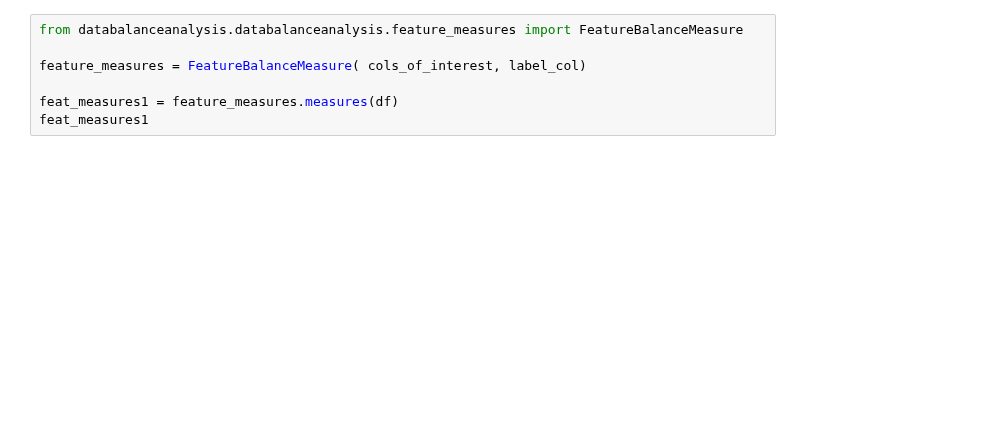
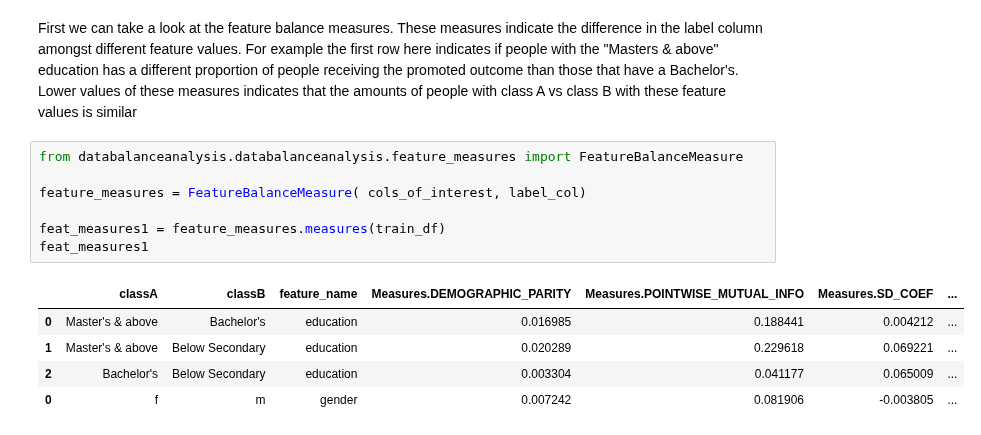
Before and after one commit to microsoft/responsible-ai-toolbox-mitigations, a Jupyter notebook: notebooks/data_balance_e2e.ipynb, the cells around one changed output. Cells and saved outputs as stored; diff of their text form; blank space fills up the shorter version.

```diff
--- a/notebooks/data_balance_e2e.ipynb
+++ b/notebooks/data_balance_e2e.ipynb
@@ -70,7 +133,15 @@ print(classification_report(y_test, pred))
+# %% [markdown]
+First we can take a look at the feature balance measures. These measures indicate the difference in the label column amongst different feature values. For example the first row here indicates if people with the "Masters & above" education has a different proportion of people receiving the promoted outcome than those that have a Bachelor's. Lower values of these measures indicates that the amounts of people with class A vs class B with these feature values is similar
 # %%
 from databalanceanalysis.databalanceanalysis.feature_measures import FeatureBalanceMeasure
 
 feature_measures = FeatureBalanceMeasure( cols_of_interest, label_col)
 
-feat_measures1 = feature_measures.measures(df)
+feat_measures1 = feature_measures.measures(train_df)
 feat_measures1
+# %% [output]
+|  | classA | classB | feature_name | Measures.DEMOGRAPHIC_PARITY | Measures.POINTWISE_MUTUAL_INFO | Measures.SD_COEF | ... |
+| 0 | Master's & above | Bachelor's | education | 0.016985 | 0.188441 | 0.004212 | ... |
+| 1 | Master's & above | Below Secondary | education | 0.020289 | 0.229618 | 0.069221 | ... |
+| 2 | Bachelor's | Below Secondary | education | 0.003304 | 0.041177 | 0.065009 | ... |
+| 0 | f | m | gender | 0.007242 | 0.081906 | -0.003805 | ... |
```
Also changed, not shown: parts of 54 cells of this notebook, 1 other file.
